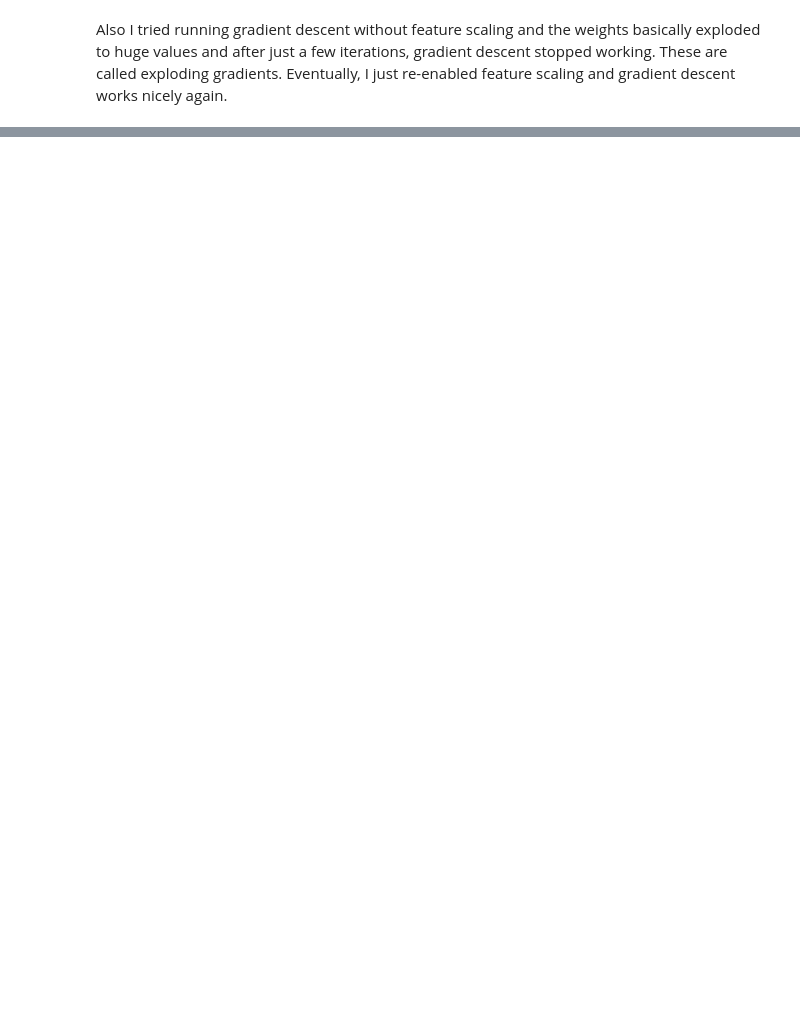
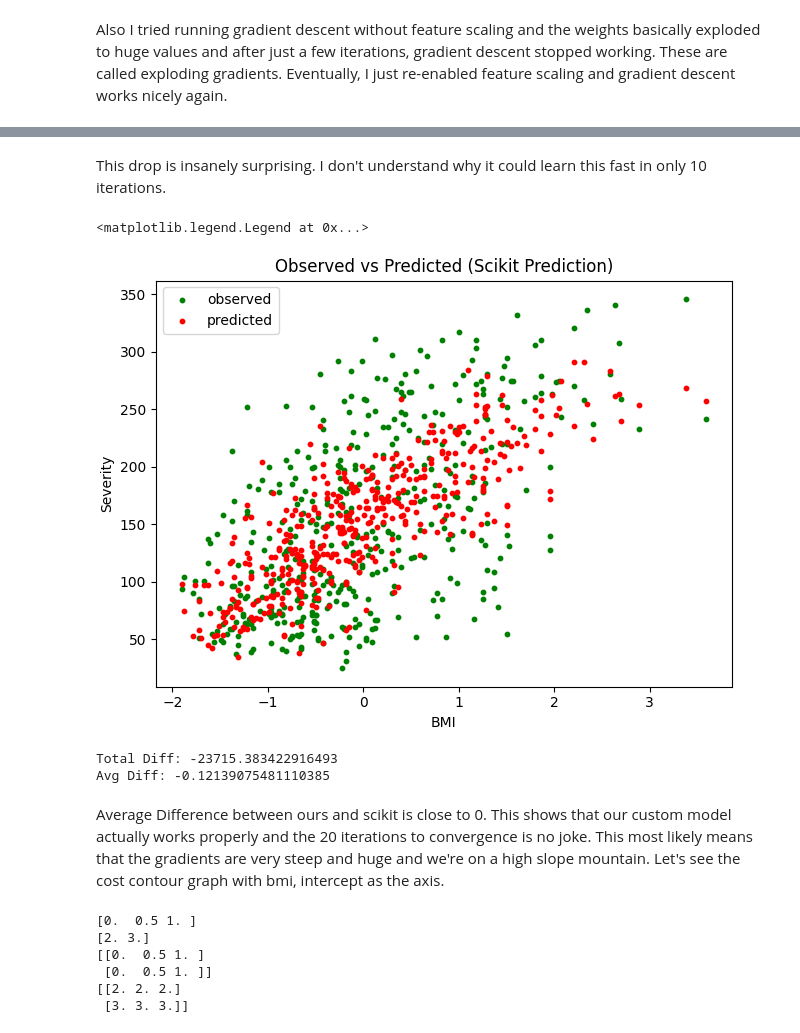
Before and after one commit to LoneCoder21/machine_learning, a Jupyter notebook: multi_linear_regression/featurescaling.ipynb, the cells around one changed output, grey strips where cells are left out. Drawn from its saved outputs; the diff is of its cells as text; code cells hidden in the pictures; blank space fills up the shorter version.

```diff
--- a/multi_linear_regression/featurescaling.ipynb
+++ b/multi_linear_regression/featurescaling.ipynb
@@ -154,0 +179,11 @@ Only around 20 iterations are needed with feature scaling in this situation. It
+# %%
+diabetes = load_diabetes(scaled=False) # disable Feature Scaling
+data_unscaled = diabetes.data # (m x n) (examples x features)
+
+severity = diabetes.target.reshape((-1,1)) # output of severity of diabetes or disease progression
+# mx1
+
+print(data_unscaled.dtype, severity.dtype) # show datatypes of input and output
+print(data_unscaled.shape) # show shape of input
+print(diabetes.feature_names) # show feature names associated with input
+print(data_unscaled) # show unscaled data itself
@@ -154,0 +201,8 @@ Only around 20 iterations are needed with feature scaling in this situation. It
+# %%
+from sklearn.preprocessing import StandardScaler
+scaler = StandardScaler()
+scaler.fit(data_unscaled)
+print("mean:",scaler.mean_)
+print("std:",np.sqrt(scaler.var_))
+data_scaled_scikit = scaler.transform(data_unscaled)
+print("data:",data_scaled_scikit)
@@ -154,0 +265,50 @@ Only around 20 iterations are needed with feature scaling in this situation. It
+# %% [markdown]
+This drop is insanely surprising. I don't understand why it could learn this fast in only 10 iterations.
+# %%
+from sklearn.linear_model import LinearRegression
+reg = LinearRegression().fit(data_scaled_scikit, severity)
+scikit_predict = reg.predict(data_scaled_scikit).reshape(-1)
+# %%
+fig, ax = plt.subplots(layout='constrained')
+
+ax.set_xlabel("BMI")
+ax.set_ylabel("Severity")
+
+ax.set_title("Observed vs Predicted (Scikit Prediction)")
+
+bmi = data_scaled_scikit[:,2]
+output = severity.reshape(-1)
+
+ax.scatter(bmi, output, c="g", label="observed",s=10)
+ax.scatter(bmi, scikit_predict, c="r", label="predicted",s=10)
+ax.legend()
+# %% [output]
+<matplotlib.legend.Legend at 0x...>
+[figure, added]
+# %%
+diff = custom_prediction - scikit_predict
+print("Total Diff:",np.sum(diff))
+print("Avg Diff:",np.mean(diff))
+# %% [output]
+Total Diff: -23715.383422916493
+Avg Diff: -0.12139075481110385
+# %% [markdown]
+Average Difference between ours and scikit is close to 0. This shows that our custom model actually works properly and the 20 iterations to convergence is no joke. This most likely means that the gradients are very steep and huge and we're on a high slope mountain. Let's see the cost contour graph with bmi, intercept as the axis.
+# %%
+nx, ny = (3, 2)
+
+x = np.linspace(0, 1, nx)
+y = np.linspace(2, 3, ny)
+
+print(x)
+print(y)
+xv, yv = np.meshgrid(x, y)
+print(xv)
+print(yv)
+# %% [output]
+[0.  0.5 1. ]
+[2. 3.]
+[[0.  0.5 1. ]
+ [0.  0.5 1. ]]
+[[2. 2. 2.]
+ [3. 3. 3.]]
```
Also changed, not shown: parts of 16 cells of this notebook.
